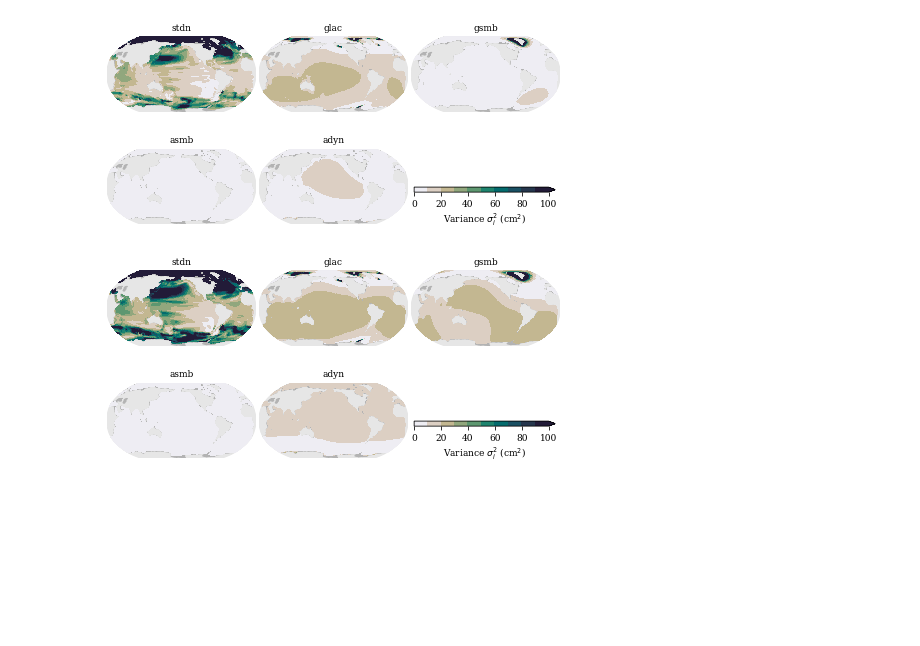
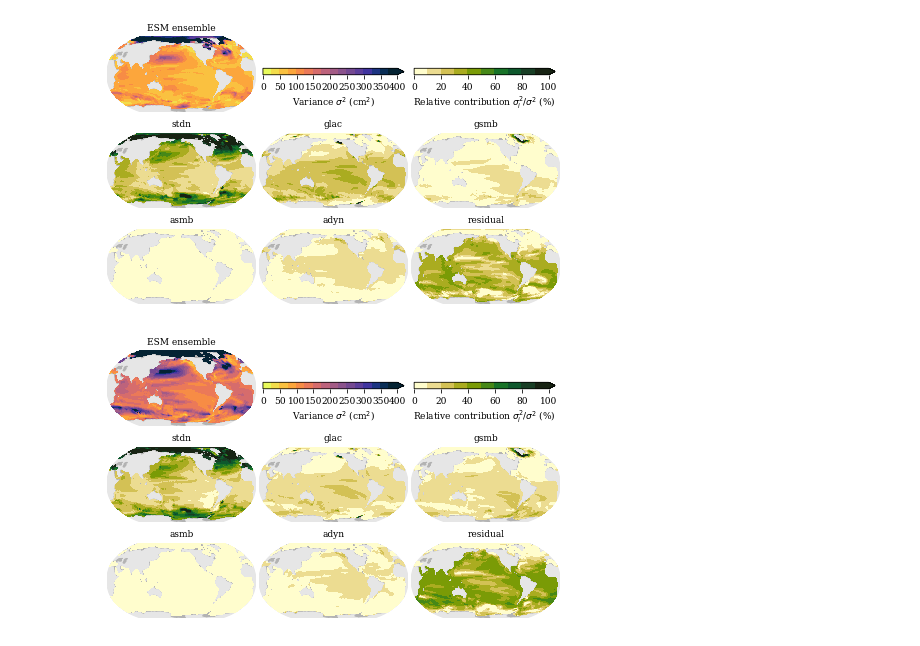
Before and after one commit to erwinlambert/codependence, a Jupyter notebook: plotcode/draftplot_regvar_components.ipynb, the cells around one changed output. Drawn from its saved outputs; the diff is of its cells as text; code cells hidden in the pictures; blank space fills up the shorter version.

```diff
--- a/plotcode/draftplot_regvar_components.ipynb
+++ b/plotcode/draftplot_regvar_components.ipynb
@@ -25,7 +25,7 @@ mpl.rcParams['figure.subplot.left']   = .05
 mpl.rcParams['figure.subplot.right']  = .95
 mpl.rcParams['figure.subplot.wspace'] = .02
 mpl.rcParams['figure.subplot.hspace'] = .0
-mpl.rcParams['figure.figsize']        = 7,3.5
+mpl.rcParams['figure.figsize']        = 7,4.5
 
 
 cols = {}
@@ -91,8 +91,9 @@ def get_var(scen):
     vgsmb = nanvar(gsmb)
     vasmb = nanvar(asmb)
     vadyn = nanvar(adyn)
+    vslr = nanvar(stdn+glac+gsmb+asmb+adyn)
 
-    return vstdn,vglac,vgsmb,vasmb,vadyn
+    return vstdn,vglac,vgsmb,vasmb,vadyn,vslr
 # %%
 def makeglobal(ax):
     ax.set_global()
@@ -100,51 +101,67 @@ def makeglobal(ax):
     ax.add_feature(cfeature.OCEAN,color=cols['ocean'])
     ax.outline_patch.set_visible(False)
 # %%
-cmap = plt.get_cmap('cmo.rain',10)
-slab = ['RCP4.5','RCP8.5']
-vmax = 100
+cmap = plt.get_cmap('cmo.thermal_r',16)
+cmap2 = plt.get_cmap('cmo.speed',10)
+vmax = 400
+vmax2 = 100
 
 for s,scen in enumerate(['rcp45','rcp85']):
 
     fig = plt.figure()
 
-    vstdn,vglac,vgsmb,vasmb,vadyn = get_var(scen)
+    vstdn,vglac,vgsmb,vasmb,vadyn,vslr = get_var(scen)
+    vres = vslr-vstdn-vglac-vgsmb-vasmb-vadyn
 
-    ax = fig.add_subplot(2,3,1,projection=ccrs.Robinson(central_longitude=200))
-    im = ax.pcolormesh(lon,lat,vstdn,transform=ccrs.PlateCarree(),vmin=0,vmax=vmax,cmap=cmap)
+    ax = fig.add_subplot(3,3,1,projection=ccrs.Robinson(central_longitude=200))
+    im = ax.pcolormesh(lon,lat,vslr,transform=ccrs.PlateCarree(),vmin=0,vmax=vmax,cmap=cmap)
+    ax.set_title('ESM ensemble')
+    makeglobal(ax)
+
+    ax = fig.add_subplot(3,3,4,projection=ccrs.Robinson(central_longitude=200))
+    im2 = ax.pcolormesh(lon,lat,100.*vstdn/vslr,transform=ccrs.PlateCarree(),vmin=0,vmax=vmax2,cmap=cmap2)
     ax.set_title('stdn')
     makeglobal(ax)
 
-    ax = fig.add_subplot(2,3,2,projection=ccrs.Robinson(central_longitude=200))
-    im = ax.pcolormesh(lon,lat,vglac,transform=ccrs.PlateCarree(),vmin=0,vmax=vmax,cmap=cmap)
+    ax = fig.add_subplot(3,3,5,projection=ccrs.Robinson(central_longitude=200))
+    im2 = ax.pcolormesh(lon,lat,100.*vglac/vslr,transform=ccrs.PlateCarree(),vmin=0,vmax=vmax2,cmap=cmap2)
     ax.set_title('glac')
     makeglobal(ax)
 
-    ax = fig.add_subplot(2,3,3,projection=ccrs.Robinson(central_longitude=200))
-    im = ax.pcolormesh(lon,lat,vgsmb,transform=ccrs.PlateCarree(),vmin=0,vmax=vmax,cmap=cmap)
+    ax = fig.add_subplot(3,3,6,projection=ccrs.Robinson(central_longitude=200))
+    im2 = ax.pcolormesh(lon,lat,100.*vgsmb/vslr,transform=ccrs.PlateCarree(),vmin=0,vmax=vmax2,cmap=cmap2)
     ax.set_title('gsmb')
     makeglobal(ax)
 
-    ax = fig.add_subplot(2,3,4,projection=ccrs.Robinson(central_longitude=200))
-    im = ax.pcolormesh(lon,lat,vasmb,transform=ccrs.PlateCarree(),vmin=0,vmax=vmax,cmap=cmap)
+    ax = fig.add_subplot(3,3,7,projection=ccrs.Robinson(central_longitude=200))
+    im2 = ax.pcolormesh(lon,lat,100.*vasmb/vslr,transform=ccrs.PlateCarree(),vmin=0,vmax=vmax2,cmap=cmap2)
     ax.set_title('asmb')
     makeglobal(ax)
 
-    ax = fig.add_subplot(2,3,5,projection=ccrs.Robinson(central_longitude=200))
-    im = ax.pcolormesh(lon,lat,vadyn,transform=ccrs.PlateCarree(),vmin=0,vmax=vmax,cmap=cmap)
+    ax = fig.add_subplot(3,3,8,projection=ccrs.Robinson(central_longitude=200))
+    im2 = ax.pcolormesh(lon,lat,100.*vadyn/vslr,transform=ccrs.PlateCarree(),vmin=0,vmax=vmax2,cmap=cmap2)
     ax.set_title('adyn')
     makeglobal(ax)
 
-    cax = fig.add_axes([.66,.21,.28,.02])
+    ax = fig.add_subplot(3,3,9,projection=ccrs.Robinson(central_longitude=200))
+    im2 = ax.pcolormesh(lon,lat,100.*vres/vslr,transform=ccrs.PlateCarree(),vmin=0,vmax=vmax2,cmap=cmap2)
+    ax.set_title('residual')
+    makeglobal(ax)
+
+    cax = fig.add_axes([.36,.75,.28,.02])
     cb = plt.colorbar(im,cax=cax,extend='max',orientation='horizontal')
-    cb.set_label('Variance $\sigma_i^2$ (cm$^2$)')
+    cb.set_label('Variance $\sigma^2$ (cm$^2$)')
+
+    cax = fig.add_axes([.66,.75,.28,.02])
+    cb = plt.colorbar(im2,cax=cax,extend='max',orientation='horizontal')
+    cb.set_label('Relative contribution $\sigma_i^2 / \sigma^2$ (%)')
 
     figname = f'draftplot_regvar_components_{scen}.png'
 
     plt.savefig(f'../figures/{figname}',dpi=200)
     plt.savefig(f'../../../writing/codependence/figures/{figname}')
     plt.show()
     plt.close()
 # %% [output]
-[figure, old version]
+[figure, new version]
-[figure, old version]
+[figure, new version]
```
Also changed, not shown: 13 other files.
